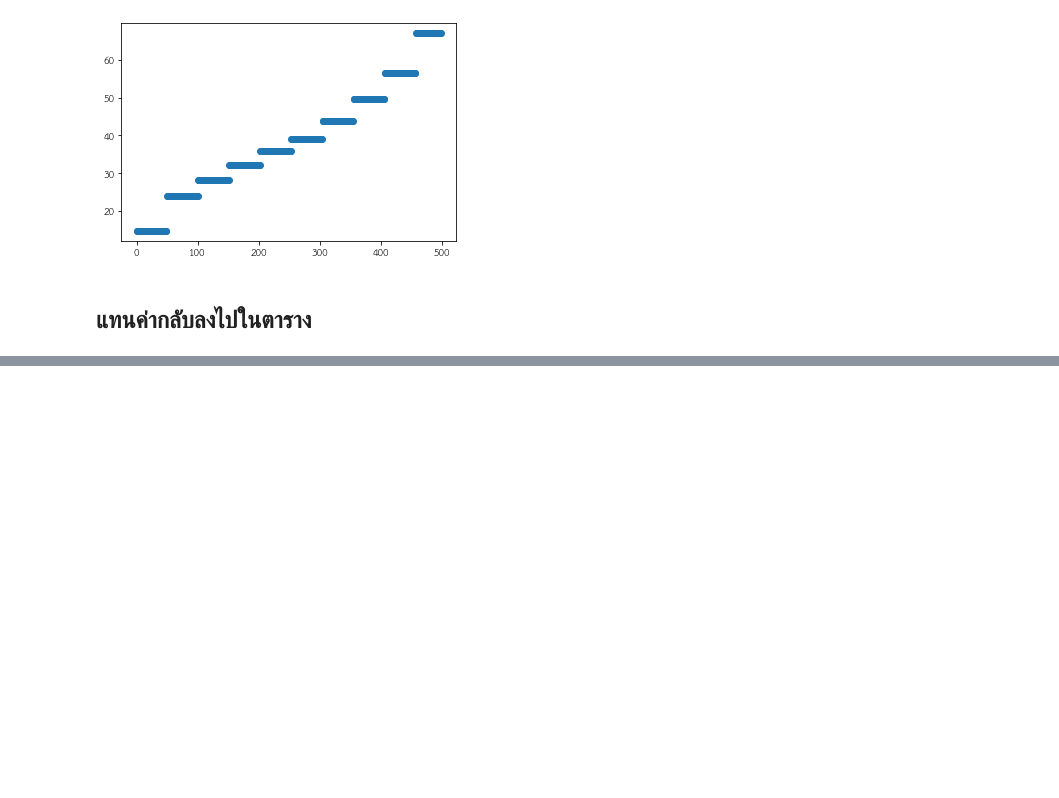
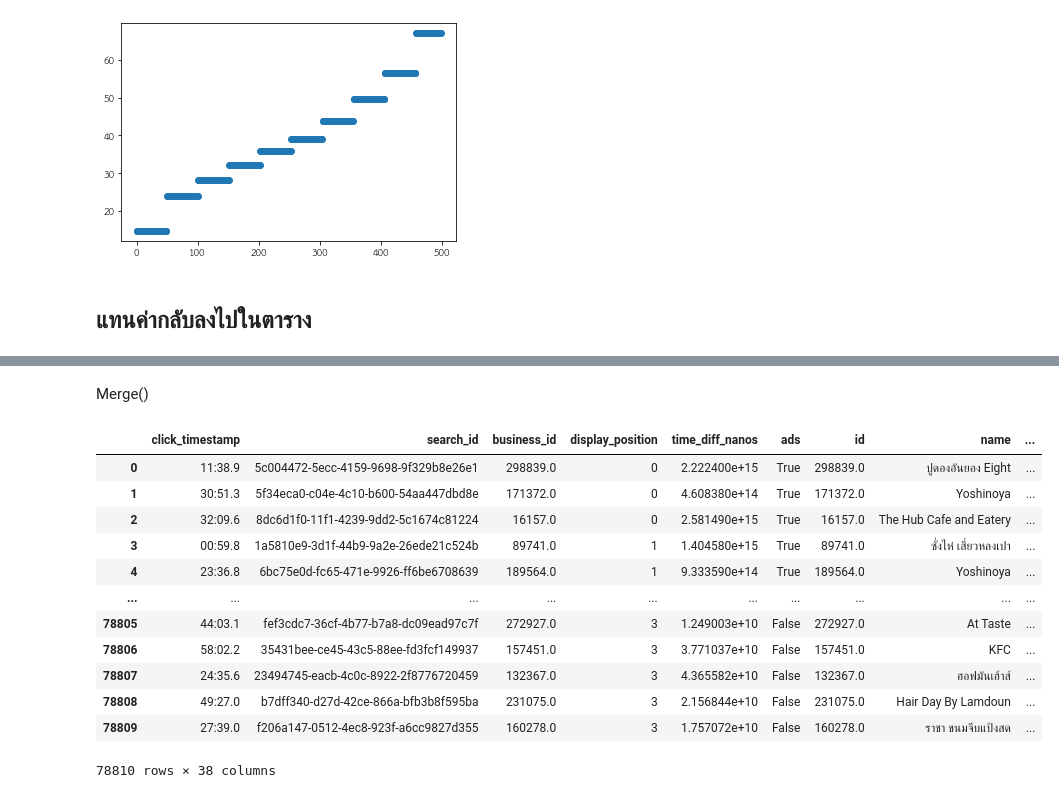
Before and after one commit to tohnperfect/DPDM2021, a Jupyter notebook: Data_Preprocessing_(Chapter_3).ipynb, the cells around one changed output, grey strips where cells are left out. Drawn from its saved outputs; the diff is of its cells as text; code cells hidden in the pictures; blank space fills up the shorter version.

```diff
--- a/Data_Preprocessing_(Chapter_3).ipynb
+++ b/Data_Preprocessing_(Chapter_3).ipynb
@@ -1426,0 +1441,3 @@ plt.scatter(range(len(my_data)),my_df['new_v'])
+# %%
+search_click = pd.read_csv(os.path.join(path,'search_click.csv'))
+search_click.head()
@@ -1426,0 +1513,3 @@ plt.scatter(range(len(my_data)),my_df['new_v'])
+# %%
+search_click_14 = search_click[(search_click['display_position']>=0)&(search_click['display_position']<=3)].drop_duplicates(subset=['business_id'])
+search_click_14
@@ -1426,0 +1535,19 @@ plt.scatter(range(len(my_data)),my_df['new_v'])
+# %% [markdown]
+Merge()
+# %%
+merge_table = search_click_14.merge(w_res,how='left',left_on='business_id',right_on='id')
+merge_table
+# %% [output]
+|  | click_timestamp | search_id | business_id | display_position | time_diff_nanos | ads | id | name | ... |
+| 0 | 11:38.9 | 5c004472-5ecc-4159-9698-9f329b8e26e1 | 298839.0 | 0 | 2.222400e+15 | True | 298839.0 | ปูดองอันยอง Eight | ... |
+| 1 | 30:51.3 | 5f34eca0-c04e-4c10-b600-54aa447dbd8e | 171372.0 | 0 | 4.608380e+14 | True | 171372.0 | Yoshinoya | ... |
+| 2 | 32:09.6 | 8dc6d1f0-11f1-4239-9dd2-5c1674c81224 | 16157.0 | 0 | 2.581490e+15 | True | 16157.0 | The Hub Cafe and Eatery | ... |
+| 3 | 00:59.8 | 1a5810e9-3d1f-44b9-9a2e-26ede21c524b | 89741.0 | 1 | 1.404580e+15 | True | 89741.0 | ซั่งไห่ เสี่ยวหลงเปา | ... |
+| 4 | 23:36.8 | 6bc75e0d-fc65-471e-9926-ff6be6708639 | 189564.0 | 1 | 9.333590e+14 | True | 189564.0 | Yoshinoya | ... |
+| ... | ... | ... | ... | ... | ... | ... | ... | ... | ... |
+| 78805 | 44:03.1 | fef3cdc7-36cf-4b77-b7a8-dc09ead97c7f | 272927.0 | 3 | 1.249003e+10 | False | 272927.0 | At Taste | ... |
+| 78806 | 58:02.2 | 35431bee-ce45-43c5-88ee-fd3fcf149937 | 157451.0 | 3 | 3.771037e+10 | False | 157451.0 | KFC | ... |
+| 78807 | 24:35.6 | 23494745-eacb-4c0c-8922-2f8776720459 | 132367.0 | 3 | 4.365582e+10 | False | 132367.0 | ฮอฟมันเฮ้าส์ | ... |
+| 78808 | 49:27.0 | b7dff340-d27d-42ce-866a-bfb3b8f595ba | 231075.0 | 3 | 2.156844e+10 | False | 231075.0 | Hair Day By Lamdoun | ... |
+| 78809 | 27:39.0 | f206a147-0512-4ec8-923f-a6cc9827d355 | 160278.0 | 3 | 1.757072e+10 | False | 160278.0 | ราชา ขนมจีบแป้งสด | ... |
+78810 rows × 38 columns
```
Also changed, not shown: parts of 37 cells of this notebook.
